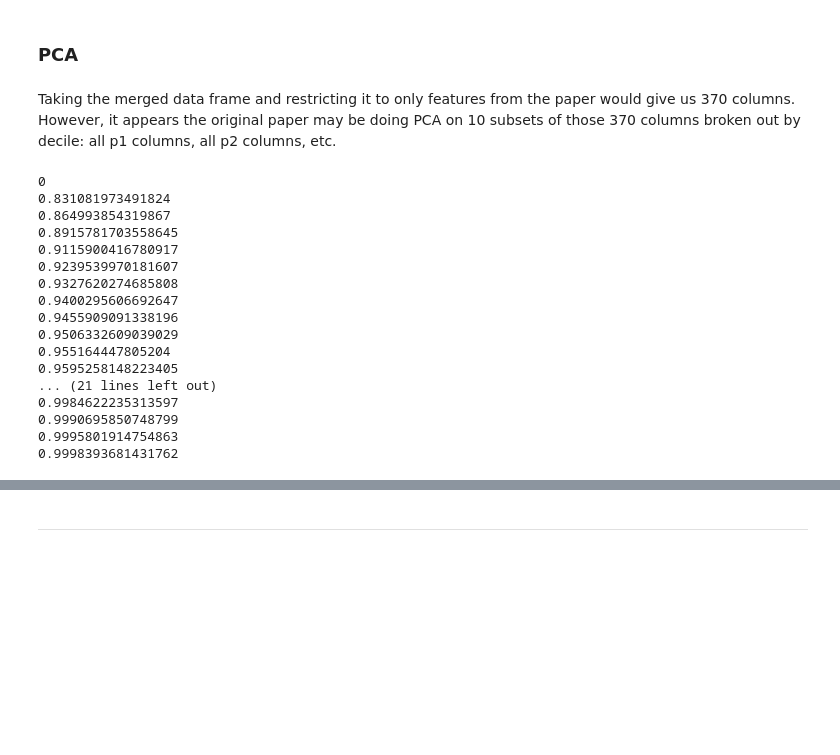
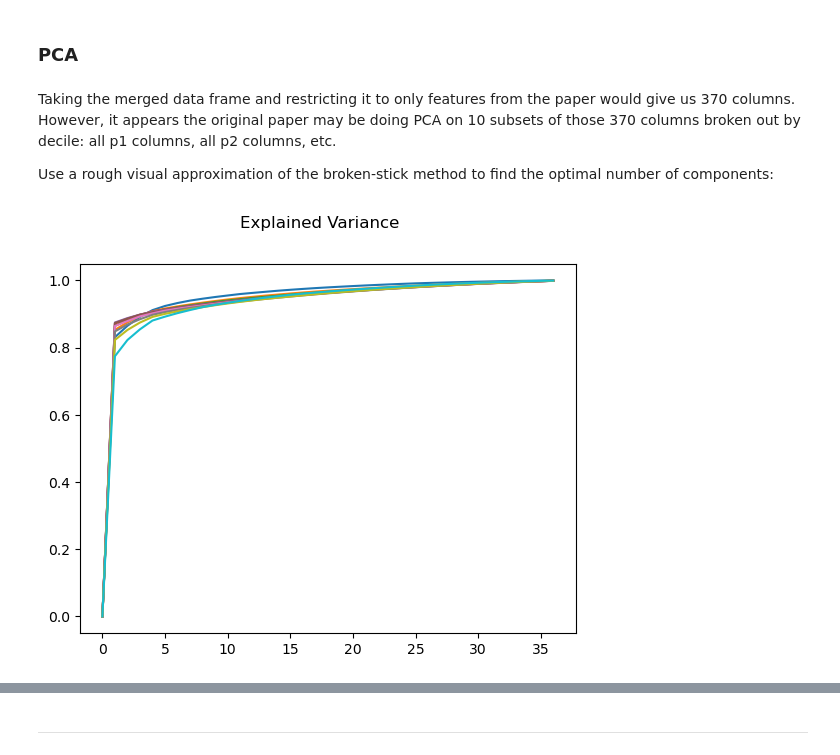
Before and after one commit to ALandon942/StockAutoencoder, a Jupyter notebook: StockPortfolioAutoencoder.ipynb, the cells around one changed output, grey strips where cells are left out. Drawn from its saved outputs; the diff is of its cells as text; code cells hidden in the pictures; blank space fills up the shorter version.

Commit message:
PCA broken-stick plots + add a citation

```diff
--- a/StockPortfolioAutoencoder.ipynb
+++ b/StockPortfolioAutoencoder.ipynb
@@ -187,39 +188,24 @@ for column in cleaned:
         raise ValueError(column)
 # %% [markdown]
 ### PCA
-# %% [markdown]
-
-
-Taking the merged data frame and restricting it to only features from the paper would give us 370 columns. However, it appears the original paper may be doing PCA on 10 subsets of those 370 columns broken out by decile: all p1 columns, all p2 columns, etc.
+# %% [markdown]
+Taking the merged data frame and restricting it to only features from the paper would give us 370 columns. However, it appears the original paper may be doing PCA on 10 subsets of those 370 columns broken out by decile: all p1 columns, all p2 columns, etc.
+
+Use a rough visual approximation of the broken-stick method to find the optimal number of components:
 # %%
 from sklearn.preprocessing import StandardScaler
 from sklearn.decomposition import PCA
 def pca_plot(df):
     scaled = StandardScaler().fit_transform(df)
-    for i in range(0, len(df.columns)):
+    explained_variances = np.zeros(len(df.columns))
+    for i in range(0, len(explained_variances)):
         pca = PCA(i)
         pca.fit(scaled)
-        print(sum(pca.explained_variance_ratio_))
-        # TODO plot it instead
-# Take one of the deciles
-p1_subframe = cleaned.loc[:,['1' == col[col.index('_')+2:] for col in cleaned.columns]]
-# TODO build rest of subframes
-pca_plot(p1_subframe)
+        explained_variances[i] = sum(pca.explained_variance_ratio_)
+    plt.plot(explained_variances)
+plt.suptitle("Explained Variance")
+for i in range(1, 11):
+    subframe = cleaned.loc[:,[str(i) == col[col.index('_')+2:] for col in cleaned.columns]]
+    pca_plot(subframe)
 # %% [output]
-0
-0.831081973491824
-0.864993854319867
-0.8915781703558645
-0.9115900416780917
-0.9239539970181607
-0.9327620274685808
-0.9400295606692647
-0.9455909091338196
-0.9506332609039029
-0.955164447805204
-0.9595258148223405
-... (21 lines left out)
-0.9984622235313597
-0.9990695850748799
-0.9995801914754863
-0.9998393681431762
+[figure, added]
```
Also changed, not shown: parts of 6 cells of this notebook.
